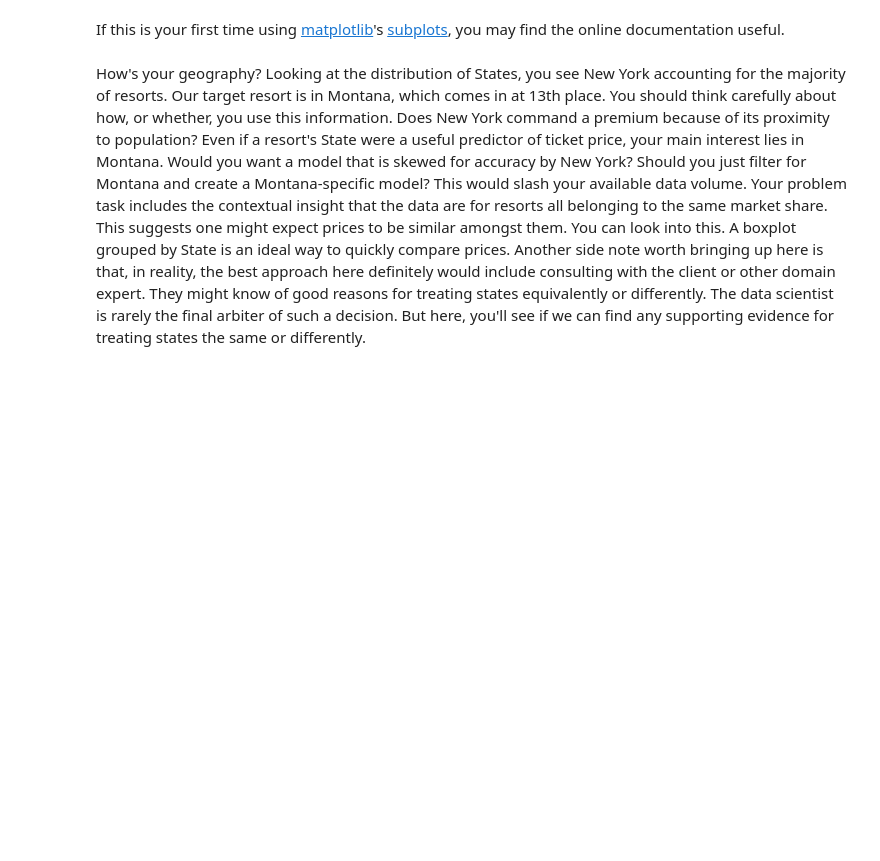
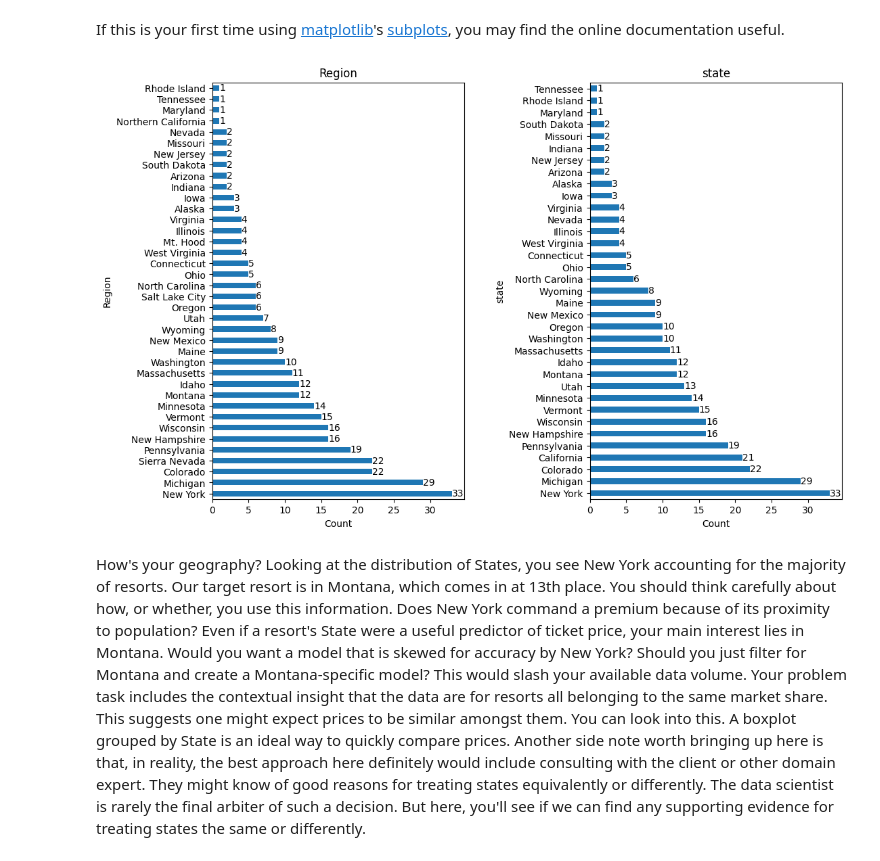
Before and after one commit to sanjaypatel16/DataScienceGCapstone, a Jupyter notebook: Notebooks/02_data_wrangling.ipynb, the cells around one changed output. Drawn from its saved outputs; the diff is of its cells as text; code cells hidden in the pictures; blank space fills up the shorter version.

```diff
--- a/Notebooks/02_data_wrangling.ipynb
+++ b/Notebooks/02_data_wrangling.ipynb
@@ -341,24 +353,35 @@ If this is your first time using [matplotlib](https://matplotlib.org/3.2.2/index
 # %%
 #Code task 13#
 #Create two subplots on 1 row and 2 columns with a figsize of (12, 8)
-fig, ax = plt.subplots(___, ___, figsize=(___))
+fig, ax = plt.subplots(nrows=1, ncols=2, figsize=(12,8))
 #Specify a horizontal barplot ('barh') as kind of plot (kind=)
-ski_data.Region.value_counts().plot(kind=___, ax=ax[0])
+ski_data.Region.value_counts().plot(kind='barh', ax=ax[0])
 #Give the plot a helpful title of 'Region'
-ax[0].set_title(___)
+ax[0].set_title('Region')
 #Label the xaxis 'Count'
-ax[0].set_xlabel(___)
+ax[0].set_xlabel('Count')
+
+# Added: want to get bar value count lable on the bar
+ax[0].bar_label(ax[0].containers[0])
+
+
 #Specify a horizontal barplot ('barh') as kind of plot (kind=)
-ski_data.state.value_counts().plot(kind=___, ax=ax[1])
+ski_data.state.value_counts().plot(kind='barh', ax=ax[1])
 #Give the plot a helpful title of 'state'
-ax[1].set_title(___)
+ax[1].set_title('state')
 #Label the xaxis 'Count'
-ax[1].set_xlabel(___)
+ax[1].set_xlabel('Count')
+
+
+ax[1].bar_label(ax[1].containers[0])
+
 #Give the subplots a little "breathing room" with a wspace of 0.5
-plt.subplots_adjust(wspace=___);
+plt.subplots_adjust(wspace=0.5);
 #You're encouraged to explore a few different figure sizes, orientations, and spacing here
 # as the importance of easy-to-read and informative figures is frequently understated
 # and you will find the ability to tweak figures invaluable later on
+# %% [output]
+[figure, added]
 # %% [markdown]
 How's your geography? Looking at the distribution of States, you see New York accounting for the majority of resorts. Our target resort is in Montana, which comes in at 13th place. You should think carefully about how, or whether, you use this information. Does New York command a premium because of its proximity to population? Even if a resort's State were a useful predictor of ticket price, your main interest lies in Montana. Would you want a model that is skewed for accuracy by New York? Should you just filter for Montana and create a Montana-specific model? This would slash your available data volume. Your problem task includes the contextual insight that the data are for resorts all belonging to the same market share. This suggests one might expect prices to be similar amongst them. You can look into this. A boxplot grouped by State is an ideal way to quickly compare prices. Another side note worth bringing up here is that, in reality, the best approach here definitely would include consulting with the client or other domain expert. They might know of good reasons for treating states equivalently or differently. The data scientist is rarely the final arbiter of such a decision. But here, you'll see if we can find any supporting evidence for treating states the same or differently.
 # %% [markdown]
```
Also changed, not shown: parts of 23 cells of this notebook.
